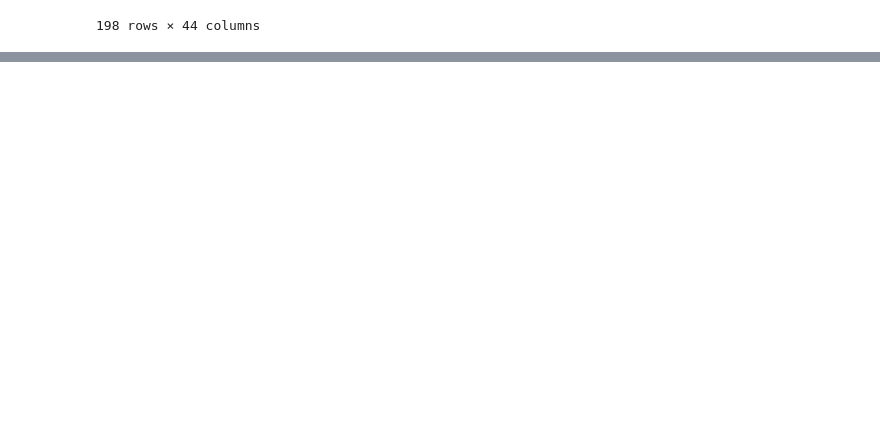
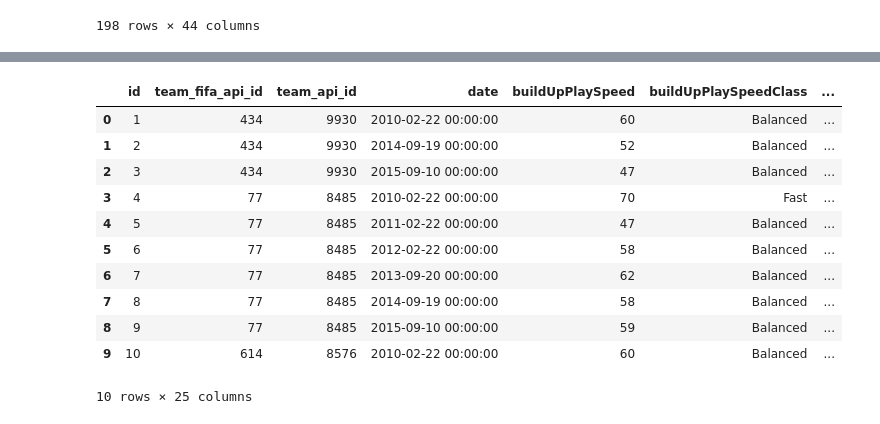
Before and after one commit to sage-gendron/Data-Projects, a Jupyter notebook: european-soccer-data-data-analysis.ipynb, the cells around one changed output, grey strips where cells are left out. Cells and saved outputs as stored; diff of their text form; code cells hidden in the pictures; blank space fills up the shorter version.

```diff
--- a/european-soccer-data-data-analysis.ipynb
+++ b/european-soccer-data-data-analysis.ipynb
@@ -111,0 +199,21 @@ pwa
+# %%
+team_attributes_query = """
+SELECT *
+FROM Team_Attributes
+LIMIT 10"""
+
+team_attributes = pd.read_sql(team_attributes_query, conn)
+team_attributes
+# %% [output]
+|  | id | team_fifa_api_id | team_api_id | date | buildUpPlaySpeed | buildUpPlaySpeedClass | ... |
+| 0 | 1 | 434 | 9930 | 2010-02-22 00:00:00 | 60 | Balanced | ... |
+| 1 | 2 | 434 | 9930 | 2014-09-19 00:00:00 | 52 | Balanced | ... |
+| 2 | 3 | 434 | 9930 | 2015-09-10 00:00:00 | 47 | Balanced | ... |
+| 3 | 4 | 77 | 8485 | 2010-02-22 00:00:00 | 70 | Fast | ... |
+| 4 | 5 | 77 | 8485 | 2011-02-22 00:00:00 | 47 | Balanced | ... |
+| 5 | 6 | 77 | 8485 | 2012-02-22 00:00:00 | 58 | Balanced | ... |
+| 6 | 7 | 77 | 8485 | 2013-09-20 00:00:00 | 62 | Balanced | ... |
+| 7 | 8 | 77 | 8485 | 2014-09-19 00:00:00 | 58 | Balanced | ... |
+| 8 | 9 | 77 | 8485 | 2015-09-10 00:00:00 | 59 | Balanced | ... |
+| 9 | 10 | 614 | 8576 | 2010-02-22 00:00:00 | 60 | Balanced | ... |
+10 rows × 25 columns
```
Also changed, not shown: parts of 17 cells of this notebook.
